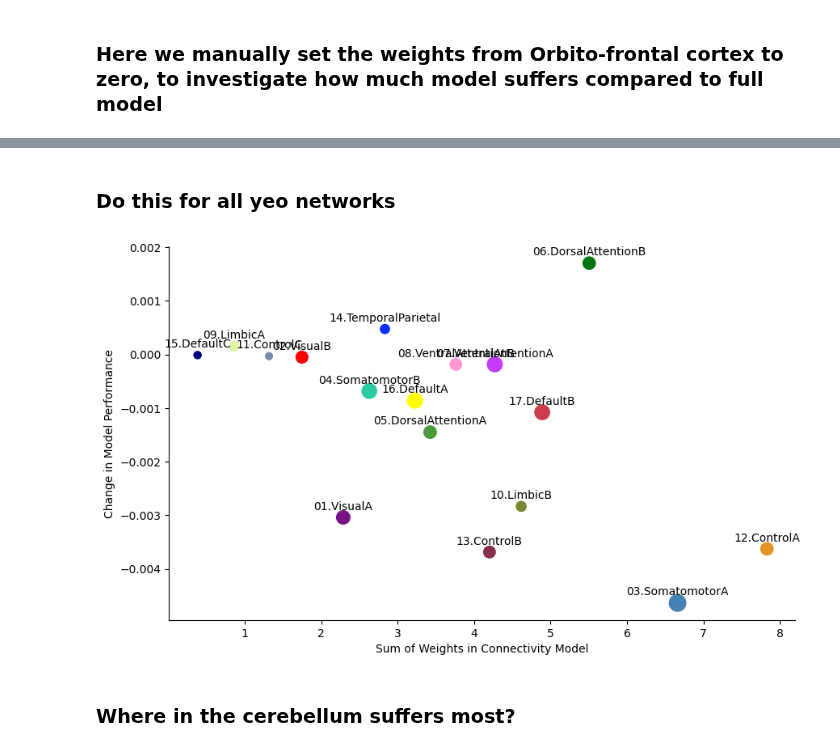
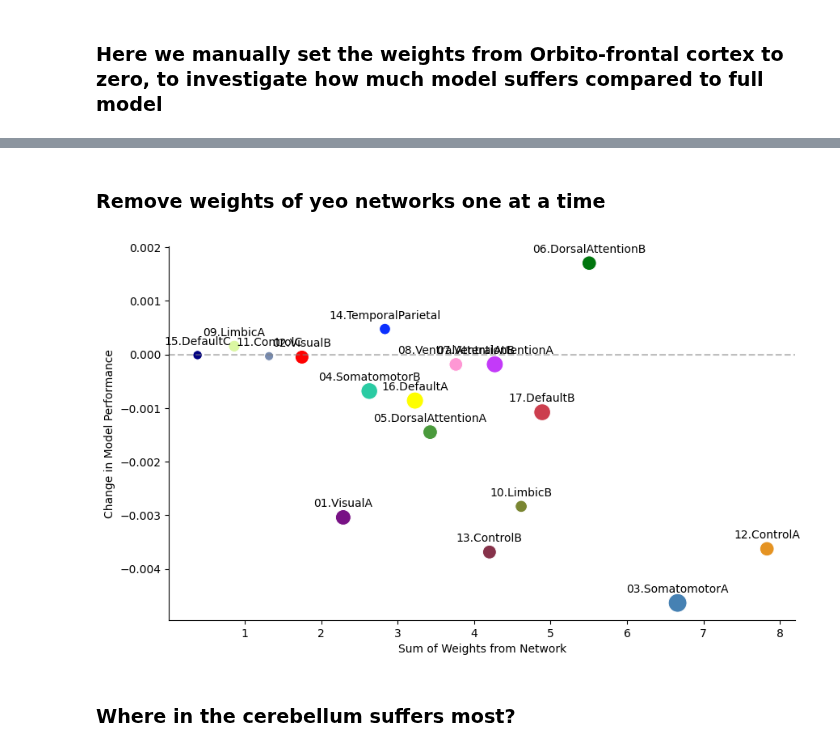
Before and after one commit to DiedrichsenLab/cortico_cereb_connectivity, a Jupyter notebook: notebooks/7. Orbito_frontal/no_orbito_frontal.ipynb, the cells around one changed output, grey strips where cells are left out. Cells and saved outputs as stored; diff of their text form; code cells hidden in the pictures.

```diff
--- a/notebooks/7. Orbito_frontal/no_orbito_frontal.ipynb
+++ b/notebooks/7. Orbito_frontal/no_orbito_frontal.ipynb
@@ -45,12 +42,0 @@ with contextlib.redirect_stdout(open(os.devnull, 'w')):
-# %%
-conn_model_altered, _ = cs.get_model(traindata,parcellation,method,extension='A2_global')
-conn_model_altered.coef_[:, yeo_data == 10] = 0.0
-
-model_config = rm.get_model_config()
-model_config['model'] = [conn_model_altered]
-model_config['train_info'] = [train_info]
-
-eval_config = rm.get_eval_config(eval_dataset='HCPur100', eval_ses='all', cerebellum='MNISymC3', parcellation=parcellation)
-
-with contextlib.redirect_stdout(open(os.devnull, 'w')):
-    df_2, df_voxel_2 = rm.eval_model(None, None, eval_config, model_config);
@@ -82,5 +43,5 @@ Text(0.5, 1.0, 'Altered Model Performance 0.169')
-# %% [markdown]
-### Do this for all yeo networks
+# %% [markdown]
+### Remove weights of yeo networks one at a time
 # %%
 total_weights = []
 R_list = []
@@ -103,17 +64,19 @@ for i in range(17):
 # %%
 colors = [label_dict[i+1][1] for i in range(17)]
 names = [label_dict[i+1][0] for i in range(17)]
 reg_size = [np.sum(yeo_data == i+1) for i in range(17)]
 plt.figure(figsize=(10, 6))
-sns.scatterplot(x=total_weights, y=R_list-df.R_eval.mean(), s=np.array(reg_size)*1.5, color=colors)
+ax = plt.gca()
+ax.axhline(0, color='gray', linestyle='--', alpha=0.5)
+sns.scatterplot(x=total_weights, y=R_list-df.R_eval.mean(), s=np.array(reg_size)*1.5, color=colors, ax=ax)
 for x,y,label in zip(total_weights, R_list-df.R_eval.mean(), names):
-    plt.text(x, y+0.0001, label, va='bottom', ha='center')
-ax = plt.gca()
-ax.set_xlabel('Sum of Weights in Connectivity Model');
+    ax.text(x, y+0.00015, label, va='bottom', ha='center')
+
+ax.set_xlabel('Sum of Weights from Network');
 ax.set_ylabel('Change in Model Performance');
 sns.despine()
 # %% [output]
-[figure, old version]
+[figure, new version]
 # %% [markdown]
 ### Where in the cerebellum suffers most?
 # %%
```
Also changed, not shown: parts of 5 cells of this notebook.
